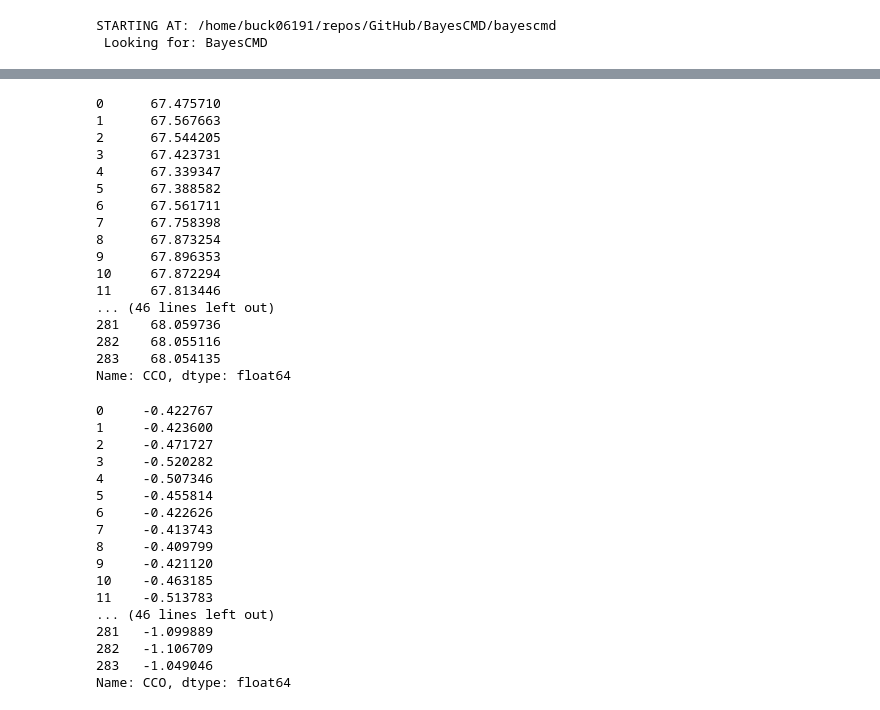
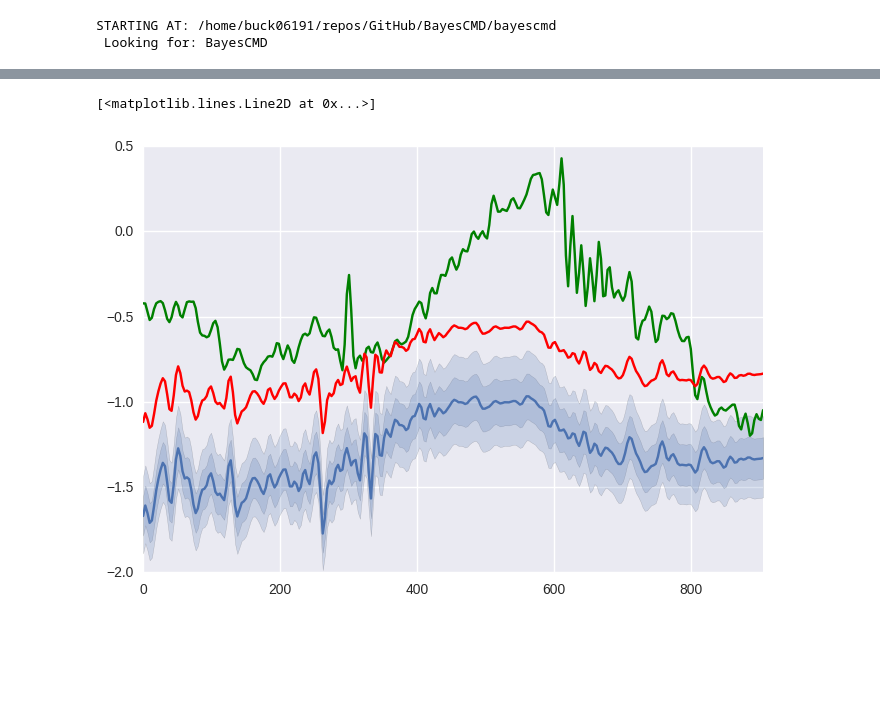
Before and after one commit to multimodalspectroscopy/BayesCMD, a Jupyter notebook: build/batch/BS/plot_bayesian_posterior.ipynb, the cells around one changed output, grey strips where cells are left out. Drawn from its saved outputs; the diff is of its cells as text; code cells hidden in the pictures; blank space fills up the shorter version.

Commit message:
update LV plot notebook

```diff
--- a/build/batch/BS/plot_bayesian_posterior.ipynb
+++ b/build/batch/BS/plot_bayesian_posterior.ipynb
@@ -240,6 +239,0 @@ def plot_output(posterior_sample):
-# %%
-for ps in posterior.items():
-    if ps[0]==0.01:
-        continue
-    #print(ps)
-    plot_output(ps)
@@ -277,40 +240,14 @@ ax[1].legend()
-# %%
-out_df['CCO']
-# %% [output]
-0      67.475710
-1      67.567663
-2      67.544205
-3      67.423731
-4      67.339347
-5      67.388582
-6      67.561711
-7      67.758398
-8      67.873254
-9      67.896353
-10     67.872294
-11     67.813446
-... (46 lines left out)
-281    68.059736
-282    68.055116
-283    68.054135
-Name: CCO, dtype: float64
-# %%
-true_data['CCO']
-# %% [output]
-0     -0.422767
-1     -0.423600
-2     -0.471727
-3     -0.520282
-4     -0.507346
-5     -0.455814
-6     -0.422626
-7     -0.413743
-8     -0.409799
-9     -0.421120
-10    -0.463185
-11    -0.513783
-... (46 lines left out)
-281   -1.099889
-282   -1.106709
-283   -1.049046
-Name: CCO, dtype: float64
+# %%
+#for ps in posterior.items():
+    #if ps[0]==0.01:
+    #    continue
+    #print(ps)
+#    output = plot_output(ps)
+outputs_list= []
+frac = 0.00005
+for i in range(50):
+    p = result.iloc[:int(num_lines*frac)][params].as_matrix()
+    ps = stats.gaussian_kde(p.T).resample(1)
+    outputs_list.append(plot_output((frac, ps), plot=False))
+# %%
+CCO_data = [o[1]['CCO'] for o in outputs_list]
@@ -316,0 +256,7 @@ Name: CCO, dtype: float64
+# %%
+ax1 = sns.tsplot(data=CCO_data, time=times, err_style=["ci_band"], ci=[68,95])
+ax1.plot(times, true_data['CCO'], 'g', label='True')
+ax1.plot(times, openopt_data['CCO'], 'r', label='openopt')
+# %% [output]
+[<matplotlib.lines.Line2D at 0x...>]
+[figure, added]
```
Also changed, not shown: parts of 16 cells of this notebook.
